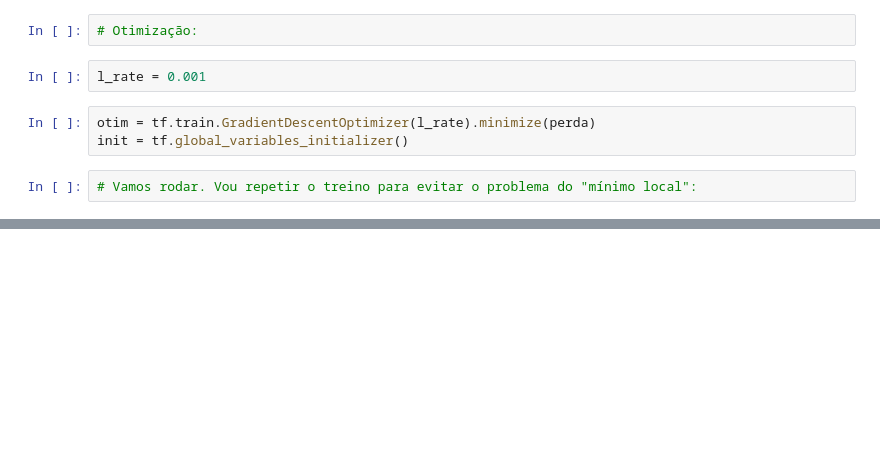
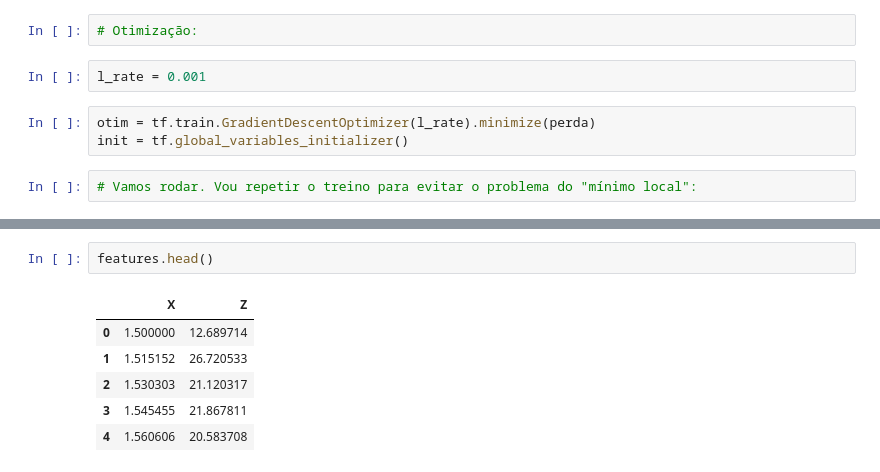
Before and after one commit to cleuton/datascience, a Jupyter notebook: book/capt13/ANN.ipynb, the cells around one changed output, grey strips where cells are left out. Saved outputs shown, nothing was run; the diff lists cells and outputs as text; blank space fills up the shorter version.

```diff
--- a/book/capt13/ANN.ipynb
+++ b/book/capt13/ANN.ipynb
@@ -97,0 +114,9 @@ a 96.9161 b -94.9782
+# %%
+features.head()
+# %% [output]
+|  | X | Z |
+| 0 | 1.500000 | 12.689714 |
+| 1 | 1.515152 | 26.720533 |
+| 2 | 1.530303 | 21.120317 |
+| 3 | 1.545455 | 21.867811 |
+| 4 | 1.560606 | 20.583708 |
```
Also changed, not shown: parts of 21 cells of this notebook.
